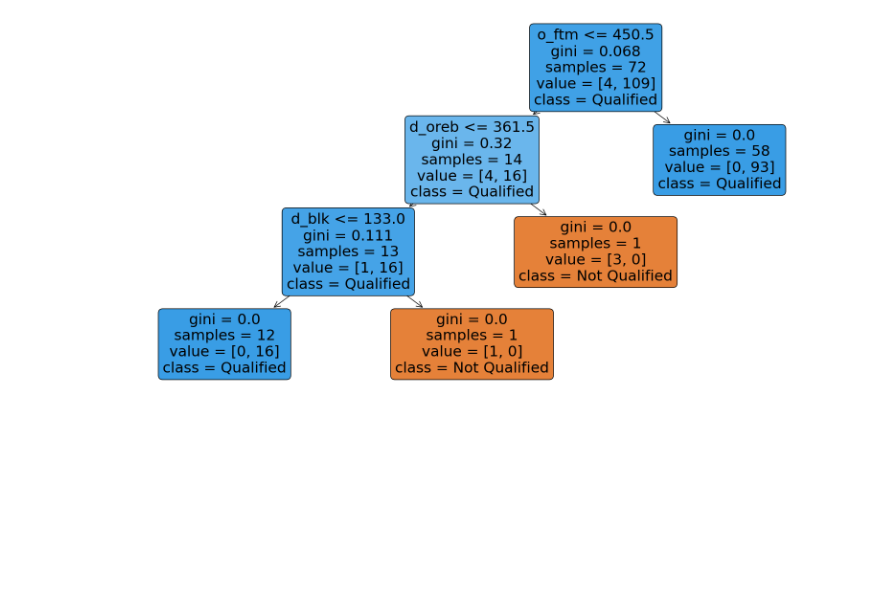
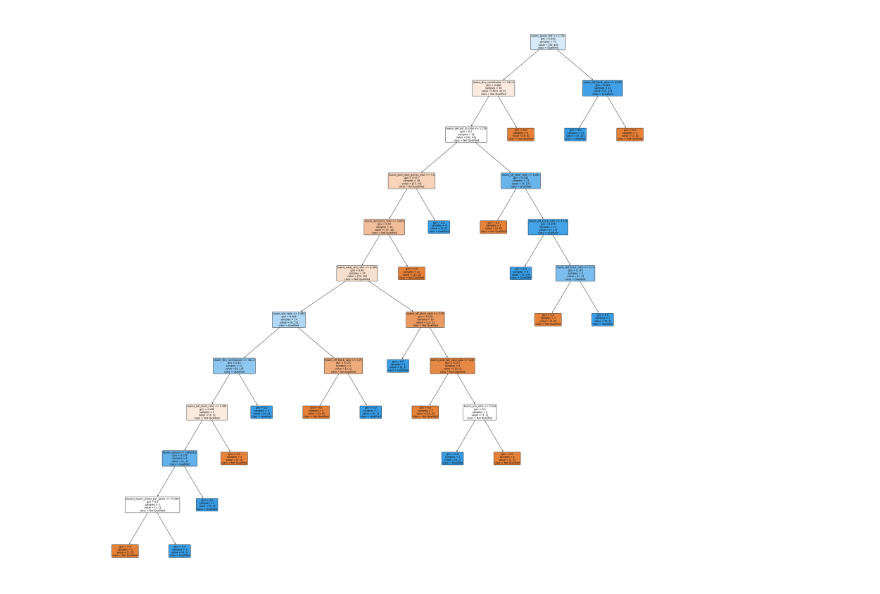
Before and after one commit to Lucasnakajima/Data-Mining, a Jupyter notebook: AC.ipynb, the cells around one changed output. Drawn from its saved outputs; the diff is of its cells as text; code cells hidden in the pictures; blank space fills up the shorter version.

```diff
--- a/AC.ipynb
+++ b/AC.ipynb
@@ -125,0 +366,20 @@ DecisionTreeClassifier(min_samples_leaf=5, min_samples_split=10,
+# %%
+# Find columns with high correlation (|correlation| >= 0.75) to determine which to drop
+columns_to_drop = set()
+
+# Iterate through the correlation matrix
+for i in range(len(corr_matrix.columns)):
+    for j in range(i + 1, len(corr_matrix.columns)):
+        if abs(corr_matrix.iloc[i, j]) >= 0.90:
+            # Drop the second column in the highly correlated pair
+            col2 = corr_matrix.columns[j]
+            columns_to_drop.add(col2)
+
+# Create a reduced dataframe by dropping these columns
+reduced_data = team_data_grouped.drop(columns=list(columns_to_drop))
+
+# Generate new interaction terms for remaining columns
+# Select numerical columns for interaction term creation
+remaining_numerical_columns = reduced_data.select_dtypes(include=[np.number]).columns
+
+print(columns_to_drop)
@@ -125,0 +400,16 @@ DecisionTreeClassifier(min_samples_leaf=5, min_samples_split=10,
+# %%
+# Step 1: Sort the data by team ID and year
+reduced_data_sorted = reduced_data.sort_values(by=['tmID', 'year'])
+
+# Step 2: Shift the `teams_playoff_Y` column by -1 year within each team group
+reduced_data_sorted['next_season_playoff'] = reduced_data_sorted.groupby('tmID')['teams_playoff_Y'].shift(-1)
+
+# Sort data by `year` and `tmID`
+reduced_data_sorted['next_season_playoff'].fillna(0, inplace=True)
+
+# Initialize an empty list to store predictions and corresponding years
+all_predictions = []
+all_actuals = []
+
+# List of years in the dataset
+years = reduced_data_sorted['year'].unique()
@@ -125,0 +635,2 @@ DecisionTreeClassifier(min_samples_leaf=5, min_samples_split=10,
+# %%
+X_train, X_test, y_train, y_test = train_test_split(reduced_data_sorted.drop(columns=['next_season_playoff','year','tmID']), reduced_data_sorted['next_season_playoff'].astype(int), test_size=0.2, random_state=42)
@@ -215,15 +737,15 @@ tmTRB           0.000000
 # %%
 import matplotlib.pyplot as plt
 from sklearn import tree
 # Extract a single tree from the Random Forest (e.g., the first tree)
 single_tree = rf_clf.estimators_[0]
 
 # Plot the single decision tree from the random forest
-plt.figure(figsize=(20, 10))
-tree.plot_tree(single_tree, feature_names=X.columns, class_names=['Not Qualified', 'Qualified'], filled=True, rounded=True)
+plt.figure(figsize=(40, 40))
+tree.plot_tree(single_tree, feature_names=X_train.columns, class_names=['Not Qualified', 'Qualified'], filled=True, rounded=True)
 plt.show()
 # %% [output]
-[figure, old version]
+[figure, new version]
 # %%
 # Plot feature importance
 plt.figure(figsize=(10,6))
```
Also changed, not shown: parts of 32 cells of this notebook, 1 other file.
